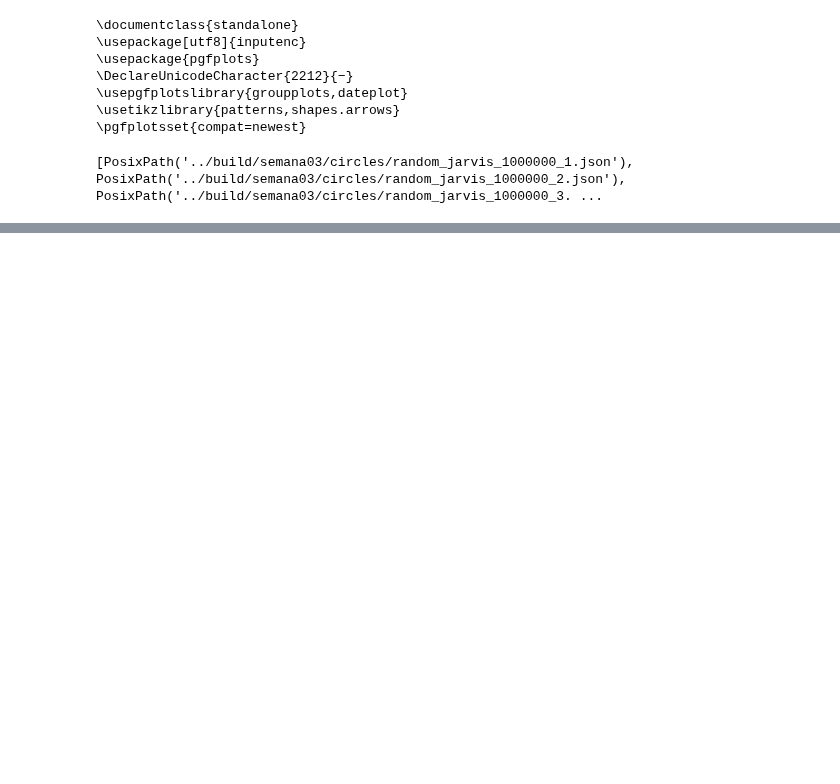
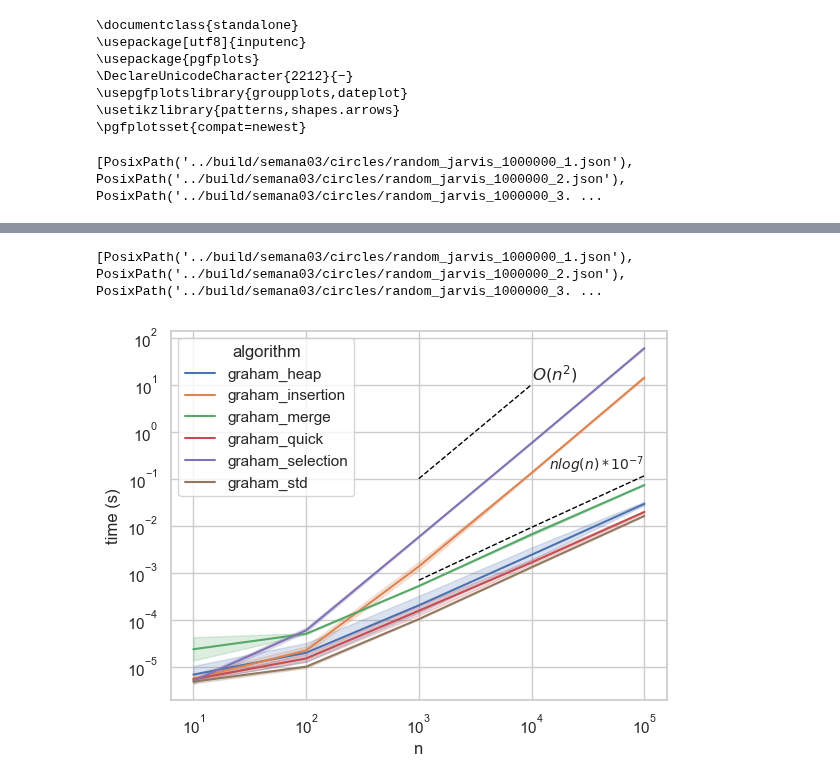
Before and after one commit to mtsodf/algoritmos, a Jupyter notebook: semana04/plots_semana04.ipynb, the cells around one changed output, grey strips where cells are left out. Cells and saved outputs as stored; diff of their text form; code cells hidden in the pictures; blank space fills up the shorter version.

```diff
--- a/semana04/plots_semana04.ipynb
+++ b/semana04/plots_semana04.ipynb
@@ -89,0 +94,31 @@ plt.show()
+# %%
+
+df = read_jsons()
+df = df[df["algorithm"].str.contains("graham")]
+
+fig, ax = plt.subplots(1, 1)
+sns.set_theme(style="whitegrid")
+sns.lineplot(data=df, x="n", y="time", hue="algorithm", ax=ax)
+ax.set(xscale="log", yscale="log")
+
+xs = [1000, 10000]; ys = [1e-1, 1e+1]
+ax.plot(xs, ys, color="black", linestyle="dashed", linewidth=1)
+ax.text(xs[-1], ys[-1], "$O(n^{2})$", fontsize=12, verticalalignment="bottom")
+
+xs = [math.pow(10, i) for i in range(3, 6)]
+
+ys = [x*math.log(x)/(10**7) for x in xs]
+
+ax.plot(xs, ys, color="black", linestyle="dashed", linewidth=1)
+ax.text(xs[-1], ys[-1], "$nlog(n)*10^{-7}$", fontsize=10, verticalalignment="bottom", horizontalalignment="right")
+
+ax.set_ylabel("time (s)")
+
+plt.savefig("./tex/figures/circle_times.pgf", bbox_inches="tight")
+plt.savefig("./tex/figures/circle_times.png", bbox_inches="tight")
+
+
+plt.show()
+# %% [output]
+[PosixPath('../build/semana03/circles/random_jarvis_1000000_1.json'), PosixPath('../build/semana03/circles/random_jarvis_1000000_2.json'), PosixPath('../build/semana03/circles/random_jarvis_1000000_3. ...
+[figure, added]
```
Also changed, not shown: parts of 1 cell of this notebook, 6 other files.
